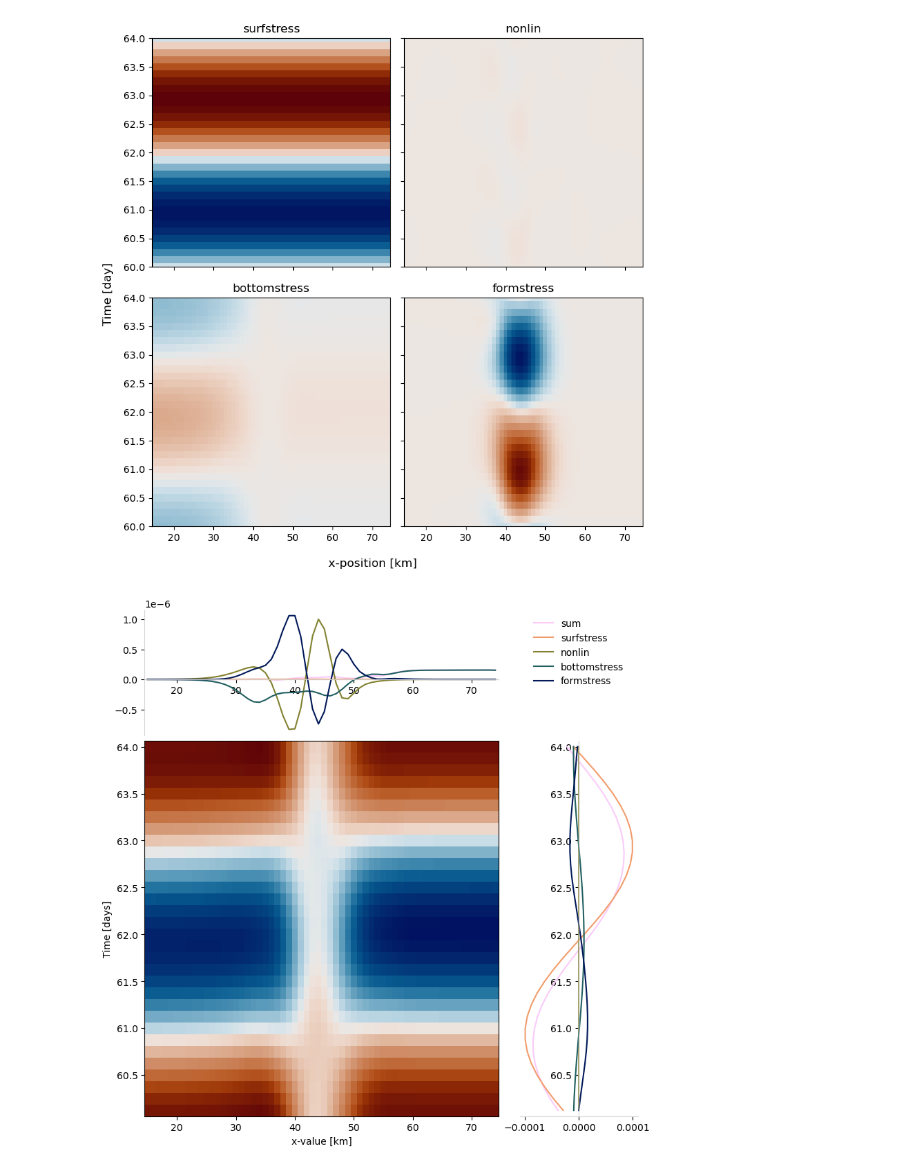
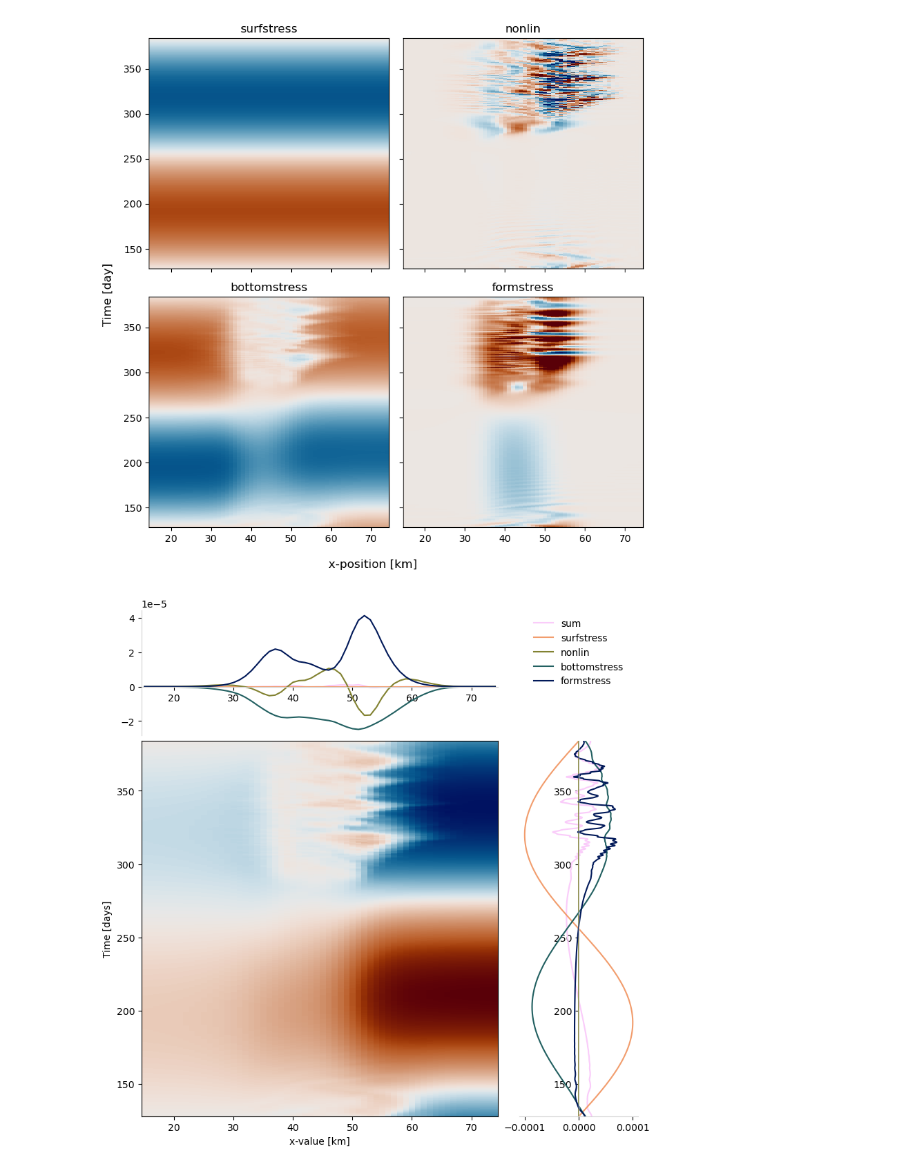
Before and after one commit to alpsjur/temporal-topo-flow, a Jupyter notebook: slope/code/xmomentumterms.ipynb, the cells around one changed output. Saved outputs shown, nothing was run; the diff lists cells and outputs as text; code cells hidden in the pictures.

```diff
--- a/slope/code/xmomentumterms.ipynb
+++ b/slope/code/xmomentumterms.ipynb
@@ -8,5 +9,7 @@ from utils import integrated_zonal_momentum_terms, load_config, default_params,
 # %%
-config = "slope-001"
+config = "slope-006"
 
 ds = xr.open_dataset("../output/"+config+".nc").squeeze()
 params = load_config("../configs/"+config+".json", default_params)
+
+ds
@@ -83,9 +104,10 @@ fig.tight_layout()
 
 fig.savefig(f"../figures/terms/xcontour/xcontour_terms_cm_{config}.png")
 # %% [output]
-[figure, old version]
+[figure, new version]
 # %%
-axd = plt.figure(layout="constrained", figsize=(8,8)).subplot_mosaic(
+fig = plt.figure(layout="constrained", figsize=(8,8))
+axd = fig.subplot_mosaic(
     [
         ["tmean", "legend"],
         ["circ", "xmean"],
@@ -119,31 +141,31 @@ axd["xmean"].spines['bottom'].set_color('lightgray')
 Tn = int(params["T"]/params["outputtime"])
 
 circT = circ.isel(time=slice(-Tn, None))
 resultsT = results.isel(time=slice(-Tn, None))
 vmax = np.max(np.abs(circT))
 axd["circ"].pcolormesh(idxs, tday[-Tn:], circT.T,
                   vmin=-vmax, vmax=vmax,
                   cmap=cmc.vik)
 
 axd["circ"].set_xlabel("x-value [km]")
 axd["circ"].set_ylabel("Time [days]")
 
 terms = ["sum", "surfstress", "nonlin", "bottomstress", "formstress"]
 for term, color in zip(terms, colors):
     result = -resultsT[term]
     tmean = result.mean("time")
     xmean = result.mean("x")
 
     axd["xmean"].plot(xmean, tday[-Tn:], label=term, color=color)
     axd["tmean"].plot(idxs, tmean, label=term, color=color)
 
     axd["legend"].plot([None, None], [None, None], label=term,color=color)
 
 axd["legend"].axis("off")
 axd["legend"].legend(loc='upper center',
                     frameon=False,
                 )
 
 fig.savefig(f"../figures/terms/xcontour/xcontour_terms_integrated_{config}.png")
 # %% [output]
-[figure, old version]
+[figure, new version]
```
Also changed, not shown: parts of 3 cells of this notebook.
